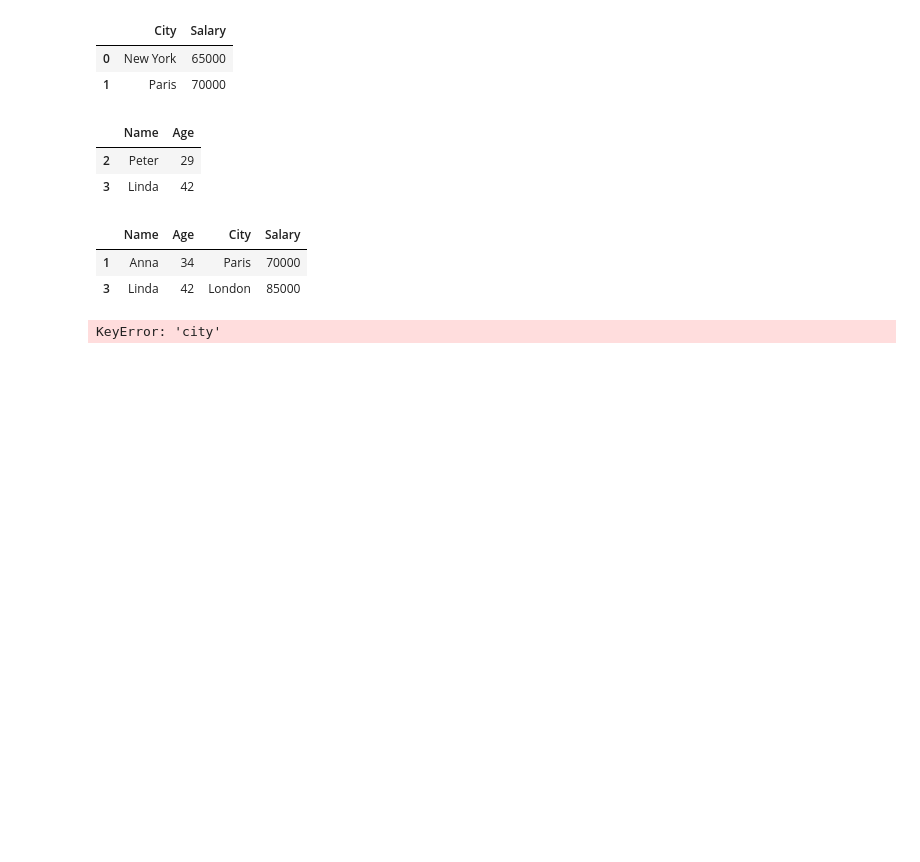
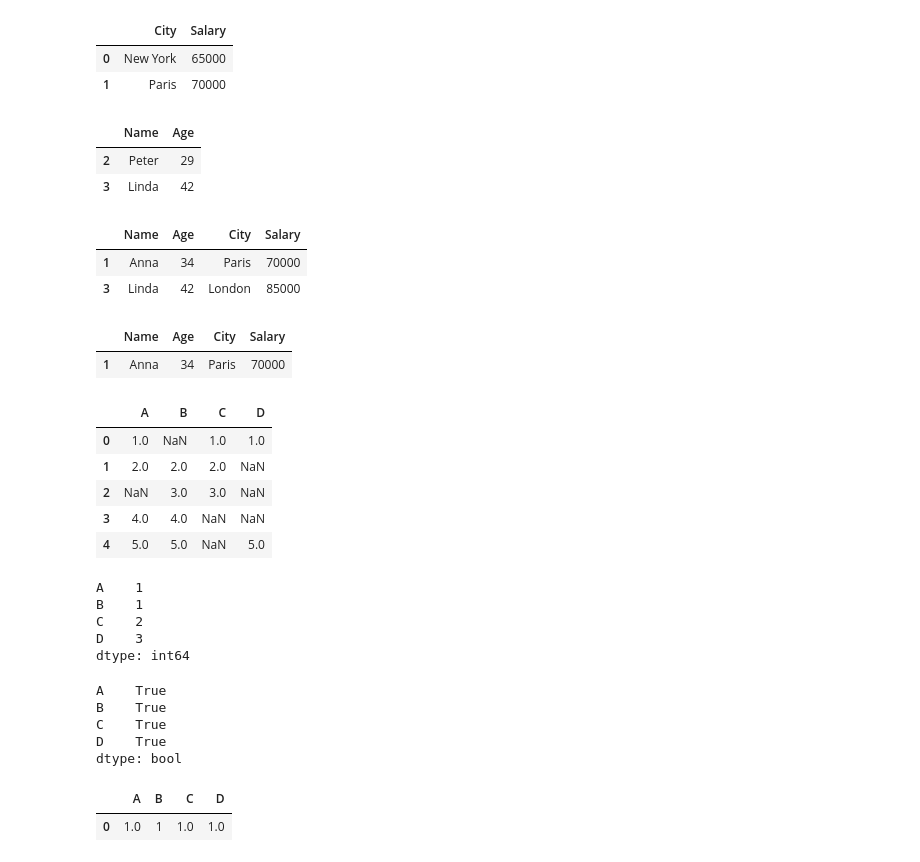
Before and after one commit to sumeetkolekarr/Learn-Python-Libraries, a Jupyter notebook: Pandas/Untitled.ipynb, the cells around one changed output. Cells and saved outputs as stored; diff of their text form; code cells hidden in the pictures; blank space fills up the shorter version.

```diff
--- a/Pandas/Untitled.ipynb
+++ b/Pandas/Untitled.ipynb
@@ -172,6 +172,47 @@ df2[df2['Age']>30]
 | 1 | Anna | 34 | Paris | 70000 |
 | 3 | Linda | 42 | London | 85000 |
 # %%
-df2[df2['Age']>30 & df2['city'] == 'Paris']
+df2[(df2['Age']>30) & (df2['City'] == 'Paris')]
 # %% [output]
-KeyError: 'city'
+|  | Name | Age | City | Salary |
+| 1 | Anna | 34 | Paris | 70000 |
+# %%
+# Finding Missing Data
+data = {
+    'A': [1,2,np.nan,4,5],
+    'B': [1,2,3,4,5],
+    'C': [1,2,3,np.nan,np.nan],
+    'D': [1,np.nan,np.nan,np.nan,5],
+}
+df = pd.DataFrame(data)
+# %%
+df
+# %% [output]
+|  | A | B | C | D |
+| 0 | 1.0 | NaN | 1.0 | 1.0 |
+| 1 | 2.0 | 2.0 | 2.0 | NaN |
+| 2 | NaN | 3.0 | 3.0 | NaN |
+| 3 | 4.0 | 4.0 | NaN | NaN |
+| 4 | 5.0 | 5.0 | NaN | 5.0 |
+# %%
+df.isna().sum()
+# %% [output]
+A    1
+B    1
+C    2
+D    3
+dtype: int64
+# %%
+df.isna().any()
+# %% [output]
+A    True
+B    True
+C    True
+D    True
+dtype: bool
+# %%
+ # Removing Missing Data
+df.dropna()
+# %% [output]
+|  | A | B | C | D |
+| 0 | 1.0 | 1 | 1.0 | 1.0 |
```
Also changed, not shown: parts of 4 cells of this notebook.
